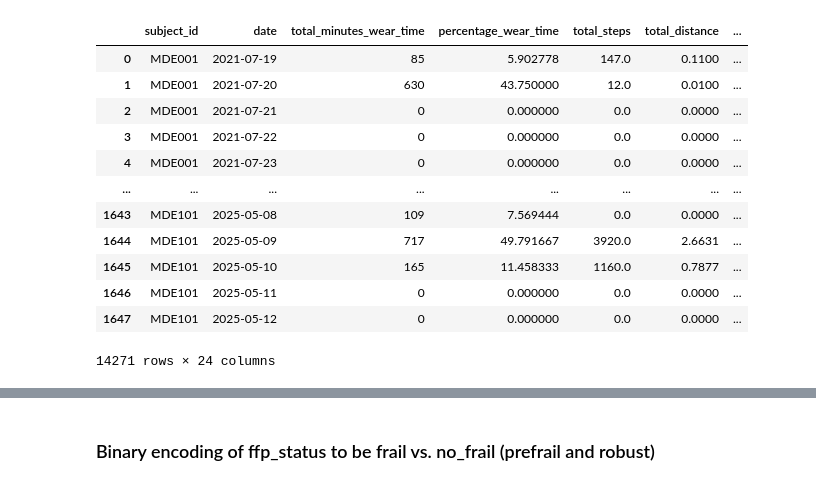
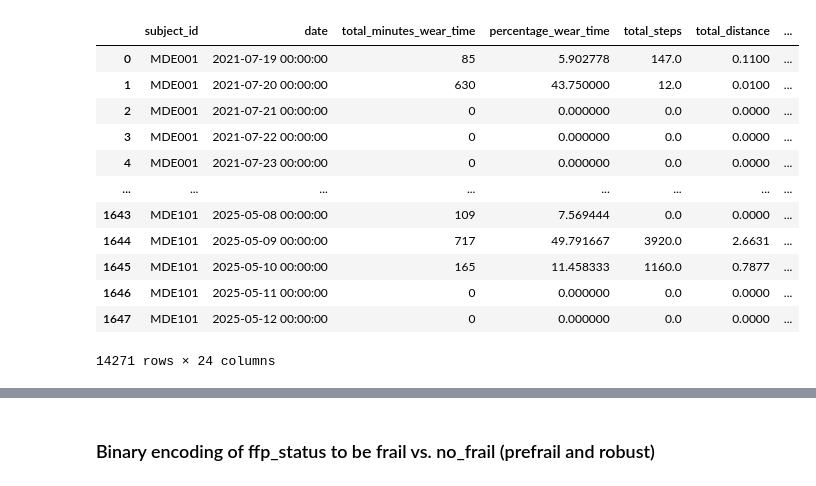
Before and after one commit to OHNLP/activity_tracker, a Jupyter notebook: notebooks/frailty_analysis.ipynb, the cells around one changed output, grey strips where cells are left out. Drawn from its saved outputs; the diff is of its cells as text; code cells hidden in the pictures.

```diff
--- a/notebooks/frailty_analysis.ipynb
+++ b/notebooks/frailty_analysis.ipynb
@@ -19,38 +19,25 @@ mapping_dict = utils.load_data_mapper(mapper_path)
 # %%
 df_subject = pd.read_sql_query("SELECT * FROM subject", conn)
 df_visit = pd.read_sql_query("SELECT * FROM visit", conn)
 df_measurement = pd.read_sql_query("SELECT * FROM daily_measurement", conn)
-
-# Convert date columns to datetime
-df_measurement['date'] = pd.to_datetime(df_measurement['date'])
-df_visit['date'] = pd.to_datetime(df_visit['date'])
-
-# Pad subject_id for easier sorting
-for df in [df_subject, df_visit, df_measurement]:
-    if "subject_id" in df.columns:
-        df["subject_id"] = df["subject_id"].str.replace(
-            r"MDE(\d+)",
-            lambda m: f"MDE{int(m.group(1)):03d}",
-            regex=True
-        )
 
 # Filter measurements to only include days with measurements
 start_col = df_measurement.columns.get_loc("percentage_wear_time") + 1
 right_cols = df_measurement.columns[start_col:]
 df_measurement = df_measurement[~df_measurement[right_cols].isna().all(axis=1)].reset_index(drop=True)
 df_measurement.sort_values(by=["subject_id", "date"], inplace=True)
 df_measurement
 # %% [output]
 |  | subject_id | date | total_minutes_wear_time | percentage_wear_time | total_steps | total_distance | ... |
-| 0 | MDE001 | 2021-07-19 | 85 | 5.902778 | 147.0 | 0.1100 | ... |
-| 1 | MDE001 | 2021-07-20 | 630 | 43.750000 | 12.0 | 0.0100 | ... |
-| 2 | MDE001 | 2021-07-21 | 0 | 0.000000 | 0.0 | 0.0000 | ... |
-| 3 | MDE001 | 2021-07-22 | 0 | 0.000000 | 0.0 | 0.0000 | ... |
-| 4 | MDE001 | 2021-07-23 | 0 | 0.000000 | 0.0 | 0.0000 | ... |
+| 0 | MDE001 | 2021-07-19 00:00:00 | 85 | 5.902778 | 147.0 | 0.1100 | ... |
+| 1 | MDE001 | 2021-07-20 00:00:00 | 630 | 43.750000 | 12.0 | 0.0100 | ... |
+| 2 | MDE001 | 2021-07-21 00:00:00 | 0 | 0.000000 | 0.0 | 0.0000 | ... |
+| 3 | MDE001 | 2021-07-22 00:00:00 | 0 | 0.000000 | 0.0 | 0.0000 | ... |
+| 4 | MDE001 | 2021-07-23 00:00:00 | 0 | 0.000000 | 0.0 | 0.0000 | ... |
 | ... | ... | ... | ... | ... | ... | ... | ... |
-| 1643 | MDE101 | 2025-05-08 | 109 | 7.569444 | 0.0 | 0.0000 | ... |
-| 1644 | MDE101 | 2025-05-09 | 717 | 49.791667 | 3920.0 | 2.6631 | ... |
-| 1645 | MDE101 | 2025-05-10 | 165 | 11.458333 | 1160.0 | 0.7877 | ... |
-| 1646 | MDE101 | 2025-05-11 | 0 | 0.000000 | 0.0 | 0.0000 | ... |
-| 1647 | MDE101 | 2025-05-12 | 0 | 0.000000 | 0.0 | 0.0000 | ... |
+| 1643 | MDE101 | 2025-05-08 00:00:00 | 109 | 7.569444 | 0.0 | 0.0000 | ... |
+| 1644 | MDE101 | 2025-05-09 00:00:00 | 717 | 49.791667 | 3920.0 | 2.6631 | ... |
+| 1645 | MDE101 | 2025-05-10 00:00:00 | 165 | 11.458333 | 1160.0 | 0.7877 | ... |
+| 1646 | MDE101 | 2025-05-11 00:00:00 | 0 | 0.000000 | 0.0 | 0.0000 | ... |
+| 1647 | MDE101 | 2025-05-12 00:00:00 | 0 | 0.000000 | 0.0 | 0.0000 | ... |
 14271 rows × 24 columns
```
Also changed, not shown: parts of 4 cells of this notebook.
